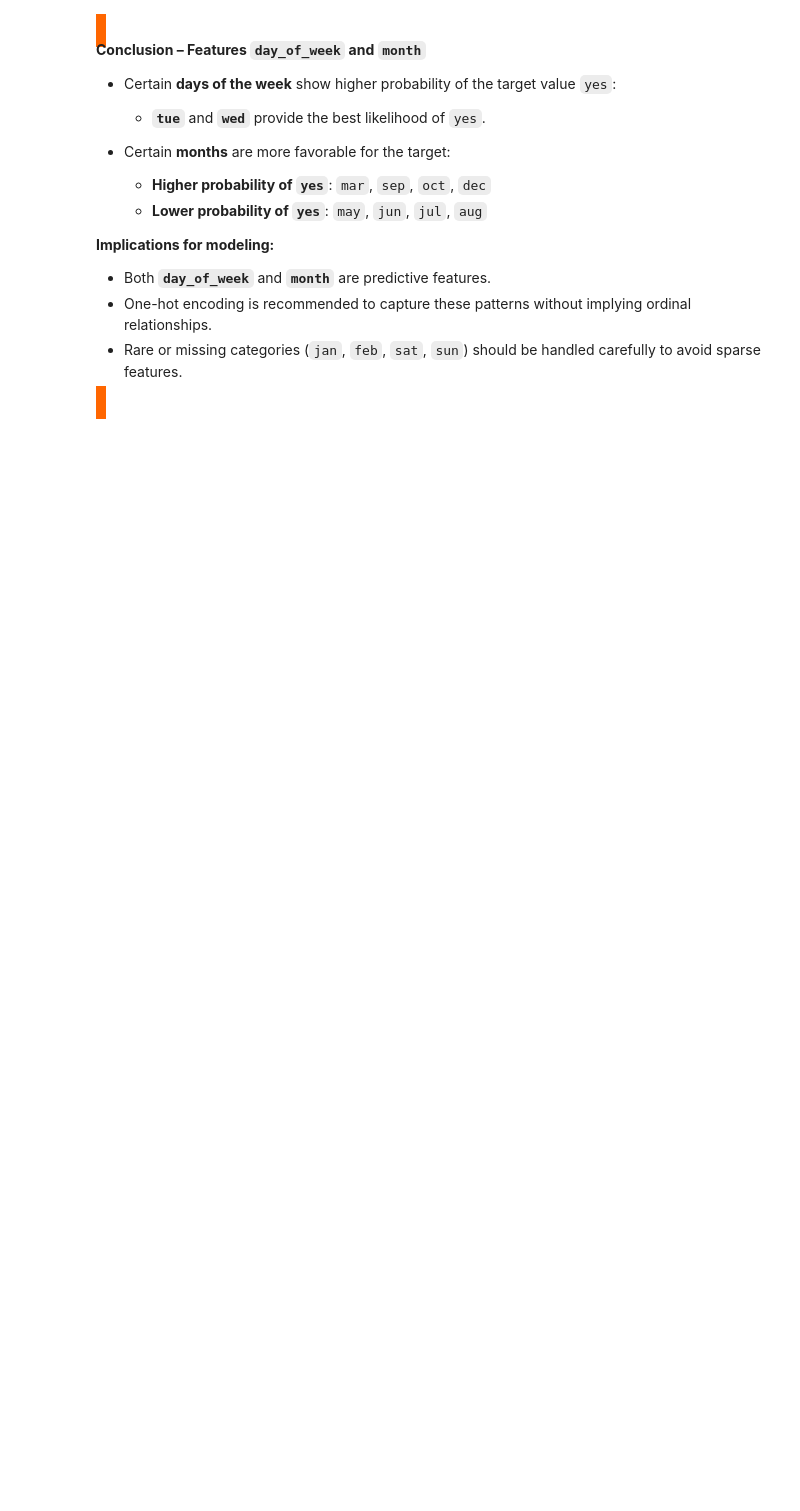
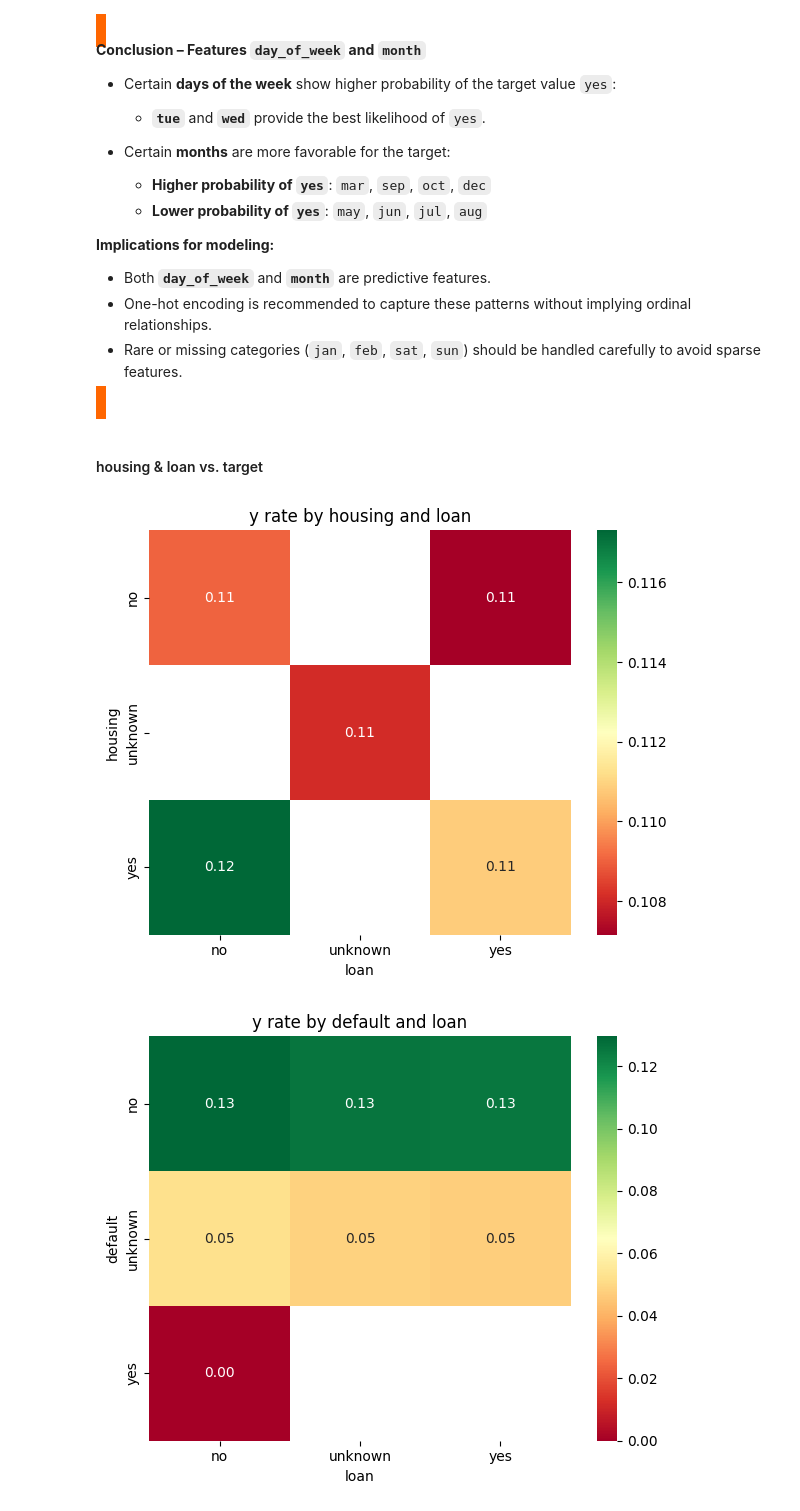
Before and after one commit to Maxstef/ml-bank-additional-project, a Jupyter notebook: notebooks/01_eda.ipynb, the cells around one changed output. Drawn from its saved outputs; the diff is of its cells as text; code cells hidden in the pictures; blank space fills up the shorter version.

```diff
--- a/notebooks/01_eda.ipynb
+++ b/notebooks/01_eda.ipynb
@@ -896,3 +1006,31 @@ plot_target_rate_heatmap(
 - Rare or missing categories (`jan`, `feb`, `sat`, `sun`) should be handled carefully to avoid sparse features.
 
 </span>
+# %% [markdown]
+#### housing & loan vs. target
+# %%
+plot_target_rate_heatmap(
+    categorical_df,
+    "housing",
+    "loan",
+    target_col,
+    figsize=(6, 5),
+)
+
+plot_target_rate_heatmap(
+    categorical_df,
+    "default",
+    "loan",
+    target_col,
+    figsize=(6, 5),
+)
+plot_target_rate_heatmap(
+    categorical_df,
+    "default",
+    "housing",
+    target_col,
+    figsize=(6, 5),
+)
+# %% [output]
+[figure, added]
+[figure, added]
```
Also changed, not shown: parts of 18 cells of this notebook.
